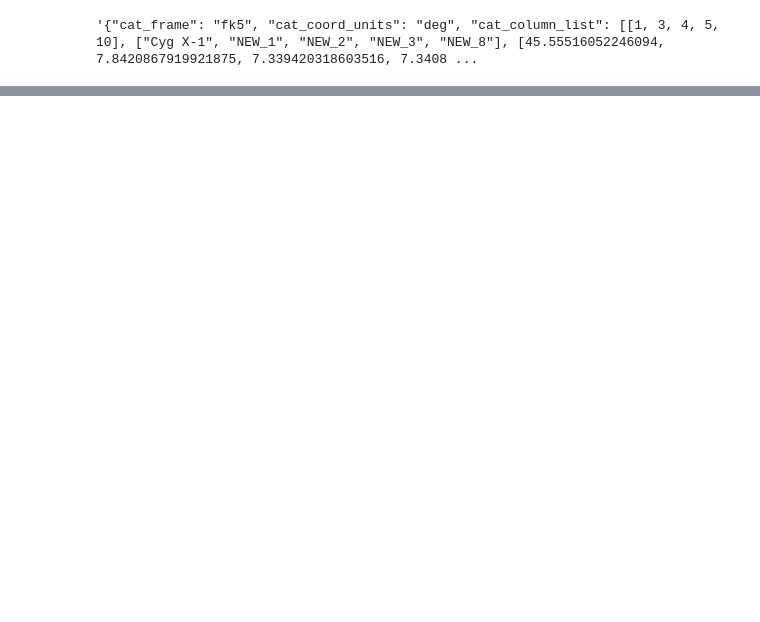
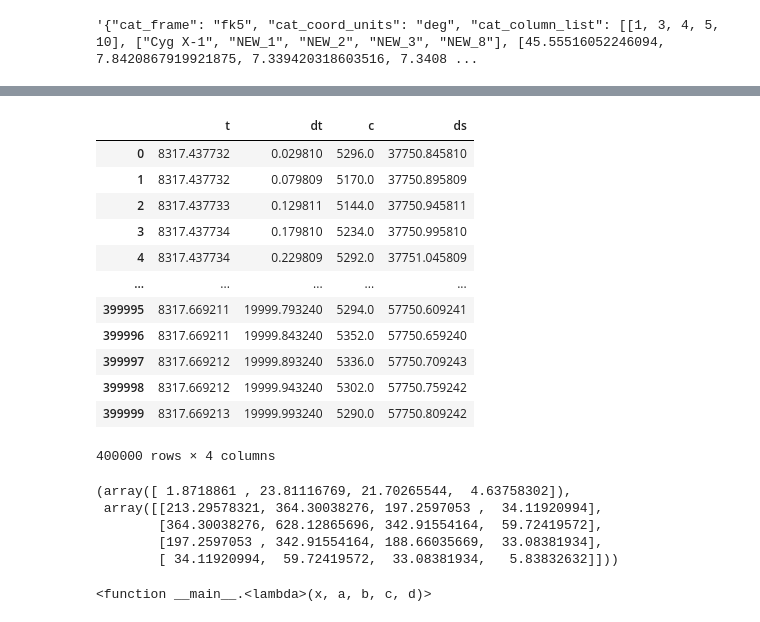
Before and after one commit to volodymyrss/grb221009, a Jupyter notebook: grb221009.ipynb, the cells around one changed output, grey strips where cells are left out. Saved outputs shown, nothing was run; the diff lists cells and outputs as text; code cells hidden in the pictures; blank space fills up the shorter version.

```diff
--- a/grb221009.ipynb
+++ b/grb221009.ipynb
@@ -501,12 +537,26 @@ with obs_draft_data as dd:
         slope_err_90p = (-0.0712388,0.0841283)
     )
 # %%
-acslc_r = requests.get(f"https://www.astro.unige.ch/cdci/astrooda/dispatch-data/gw//integralhk/api/v1.0/genlc/ACS/{T0_ijd}/1000")
+acslc_r = requests.get(f"https://www.astro.unige.ch/cdci/astrooda/dispatch-data/gw//integralhk/api/v1.0/genlc/ACS/{T0_ijd}/10000")
 import pandas as pd
 import io
 
 acslc = pd.read_csv(io.StringIO(acslc_r.text), skiprows=5, names=['t', 'dt', 'c', 'ds'], delim_whitespace=True)
 acslc
+# %% [output]
+|  | t | dt | c | ds |
+| 0 | 8317.437732 | 0.029810 | 5296.0 | 37750.845810 |
+| 1 | 8317.437732 | 0.079809 | 5170.0 | 37750.895809 |
+| 2 | 8317.437733 | 0.129811 | 5144.0 | 37750.945811 |
+| 3 | 8317.437734 | 0.179810 | 5234.0 | 37750.995810 |
+| 4 | 8317.437734 | 0.229809 | 5292.0 | 37751.045809 |
+| ... | ... | ... | ... | ... |
+| 399995 | 8317.669211 | 19999.793240 | 5294.0 | 57750.609241 |
+| 399996 | 8317.669211 | 19999.843240 | 5352.0 | 57750.659240 |
+| 399997 | 8317.669212 | 19999.893240 | 5336.0 | 57750.709243 |
+| 399998 | 8317.669212 | 19999.943240 | 5302.0 | 57750.759242 |
+| 399999 | 8317.669213 | 19999.993240 | 5290.0 | 57750.809242 |
+400000 rows × 4 columns
 # %%
 bkg = np.mean(acslc.c[acslc.t<T0_ijd - 1000./24/3600])
 
@@ -532,6 +582,16 @@ curve = curve_fit(
 
 
 curve
+# %% [output]
+(array([ 1.8718861 , 23.81116769, 21.70265544,  4.63758302]),
+ array([[213.29578321, 364.30038276, 197.2597053 ,  34.11920994],
+        [364.30038276, 628.12865696, 342.91554164,  59.72419572],
+        [197.2597053 , 342.91554164, 188.66035669,  33.08381934],
+        [ 34.11920994,  59.72419572,  33.08381934,   5.83832632]]))
+# %%
+F
+# %% [output]
+<function __main__.<lambda>(x, a, b, c, d)>
 # %%
 plt.figure(figsize=(16,8))
 
```
Also changed, not shown: parts of 6 cells of this notebook, 2 other files.
